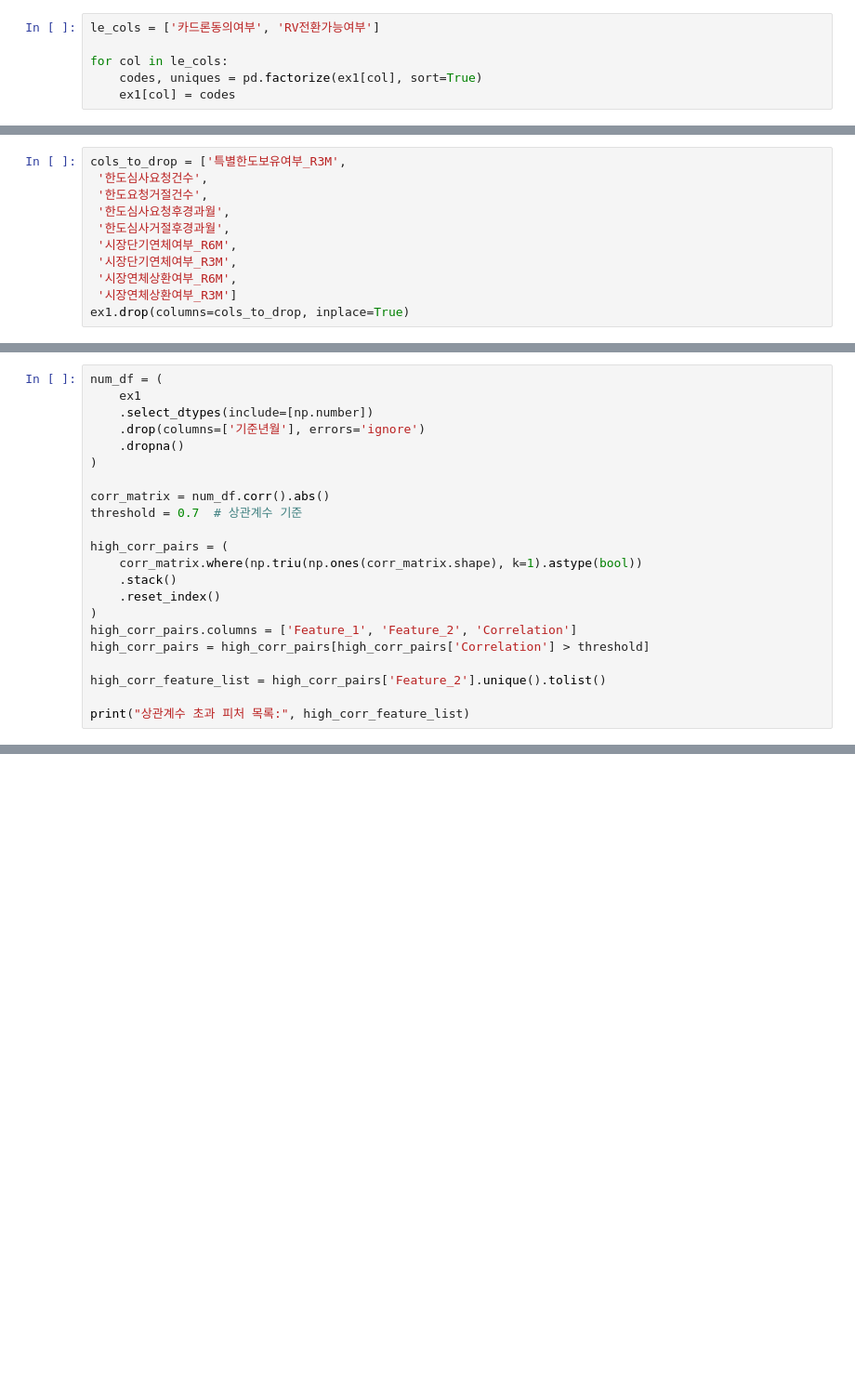
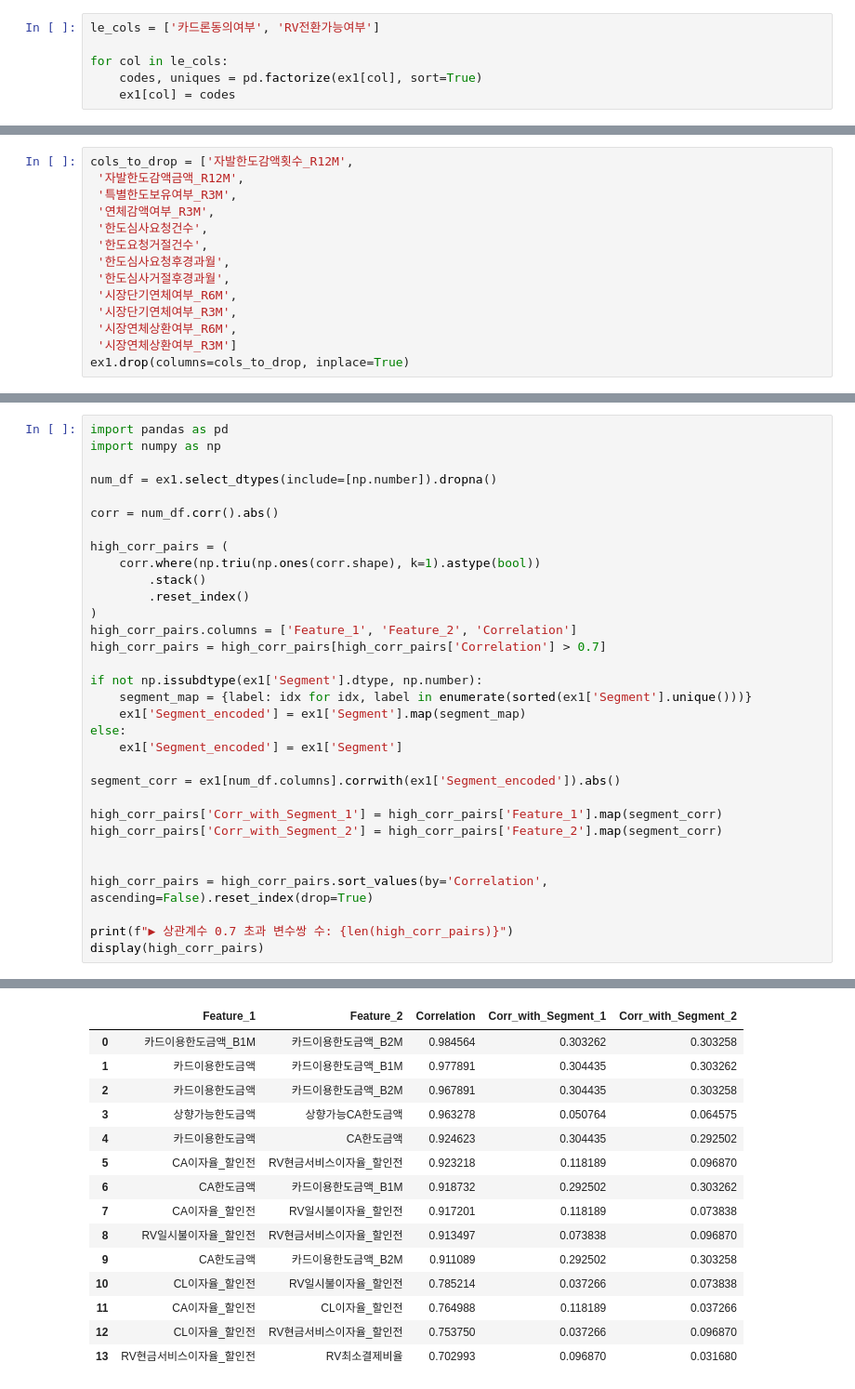
Before and after one commit to Eunhasuiin/LikeLion_Final_team_13, a Jupyter notebook: members/안성겸/notebook/신용_전처리.ipynb, the cells around one changed output, grey strips where cells are left out. Shown at 93% size. Drawn from its saved outputs; the diff is of its cells as text; blank space fills up the shorter version.

```diff
--- a/members/안성겸/notebook/신용_전처리.ipynb
+++ b/members/안성겸/notebook/신용_전처리.ipynb
@@ -102,7 +126,10 @@ low_var
  '시장연체상환여부_R6M',
  '시장연체상환여부_R3M']
 # %%
-cols_to_drop = ['특별한도보유여부_R3M',
+cols_to_drop = ['자발한도감액횟수_R12M',
+ '자발한도감액금액_R12M',
+ '특별한도보유여부_R3M',
+ '연체감액여부_R3M',
  '한도심사요청건수',
  '한도요청거절건수',
  '한도심사요청후경과월',
@@ -128,23 +166,33 @@ ex1.drop(columns=cols_to_drop, inplace=True)
 # %%
-num_df = (
-    ex1
-    .select_dtypes(include=[np.number])
-    .drop(columns=['기준년월'], errors='ignore')
-    .dropna()
-)
+import pandas as pd
+import numpy as np
 
-corr_matrix = num_df.corr().abs()
-threshold = 0.7  # 상관계수 기준
+num_df = ex1.select_dtypes(include=[np.number]).dropna()
+
+corr = num_df.corr().abs()
 
 high_corr_pairs = (
-    corr_matrix.where(np.triu(np.ones(corr_matrix.shape), k=1).astype(bool))
-    .stack()
-    .reset_index()
+    corr.where(np.triu(np.ones(corr.shape), k=1).astype(bool))
+        .stack()
+        .reset_index()
 )
 high_corr_pairs.columns = ['Feature_1', 'Feature_2', 'Correlation']
-high_corr_pairs = high_corr_pairs[high_corr_pairs['Correlation'] > threshold]
+high_corr_pairs = high_corr_pairs[high_corr_pairs['Correlation'] > 0.7]
 
-high_corr_feature_list = high_corr_pairs['Feature_2'].unique().tolist()
+if not np.issubdtype(ex1['Segment'].dtype, np.number):
+    segment_map = {label: idx for idx, label in enumerate(sorted(ex1['Segment'].unique()))}
+    ex1['Segment_encoded'] = ex1['Segment'].map(segment_map)
+else:
+    ex1['Segment_encoded'] = ex1['Segment']
 
-print("상관계수 초과 피처 목록:", high_corr_feature_list)
+segment_corr = ex1[num_df.columns].corrwith(ex1['Segment_encoded']).abs()
+
+high_corr_pairs['Corr_with_Segment_1'] = high_corr_pairs['Feature_1'].map(segment_corr)
+high_corr_pairs['Corr_with_Segment_2'] = high_corr_pairs['Feature_2'].map(segment_corr)
+
+
+high_corr_pairs = high_corr_pairs.sort_values(by='Correlation', ascending=False).reset_index(drop=True)
+
+print(f"▶ 상관계수 0.7 초과 변수쌍 수: {len(high_corr_pairs)}")
+display(high_corr_pairs)
 # %% [output]
@@ -151,0 +200,15 @@ print("상관계수 초과 피처 목록:", high_corr_feature_list)
+|  | Feature_1 | Feature_2 | Correlation | Corr_with_Segment_1 | Corr_with_Segment_2 |
+| 0 | 카드이용한도금액_B1M | 카드이용한도금액_B2M | 0.984564 | 0.303262 | 0.303258 |
+| 1 | 카드이용한도금액 | 카드이용한도금액_B1M | 0.977891 | 0.304435 | 0.303262 |
+| 2 | 카드이용한도금액 | 카드이용한도금액_B2M | 0.967891 | 0.304435 | 0.303258 |
+| 3 | 상향가능한도금액 | 상향가능CA한도금액 | 0.963278 | 0.050764 | 0.064575 |
+| 4 | 카드이용한도금액 | CA한도금액 | 0.924623 | 0.304435 | 0.292502 |
+| 5 | CA이자율_할인전 | RV현금서비스이자율_할인전 | 0.923218 | 0.118189 | 0.096870 |
+| 6 | CA한도금액 | 카드이용한도금액_B1M | 0.918732 | 0.292502 | 0.303262 |
+| 7 | CA이자율_할인전 | RV일시불이자율_할인전 | 0.917201 | 0.118189 | 0.073838 |
+| 8 | RV일시불이자율_할인전 | RV현금서비스이자율_할인전 | 0.913497 | 0.073838 | 0.096870 |
+| 9 | CA한도금액 | 카드이용한도금액_B2M | 0.911089 | 0.292502 | 0.303258 |
+| 10 | CL이자율_할인전 | RV일시불이자율_할인전 | 0.785214 | 0.037266 | 0.073838 |
+| 11 | CA이자율_할인전 | CL이자율_할인전 | 0.764988 | 0.118189 | 0.037266 |
+| 12 | CL이자율_할인전 | RV현금서비스이자율_할인전 | 0.753750 | 0.037266 | 0.096870 |
+| 13 | RV현금서비스이자율_할인전 | RV최소결제비율 | 0.702993 | 0.096870 | 0.031680 |
```
Also changed, not shown: parts of 18 cells of this notebook, 18 other files.
